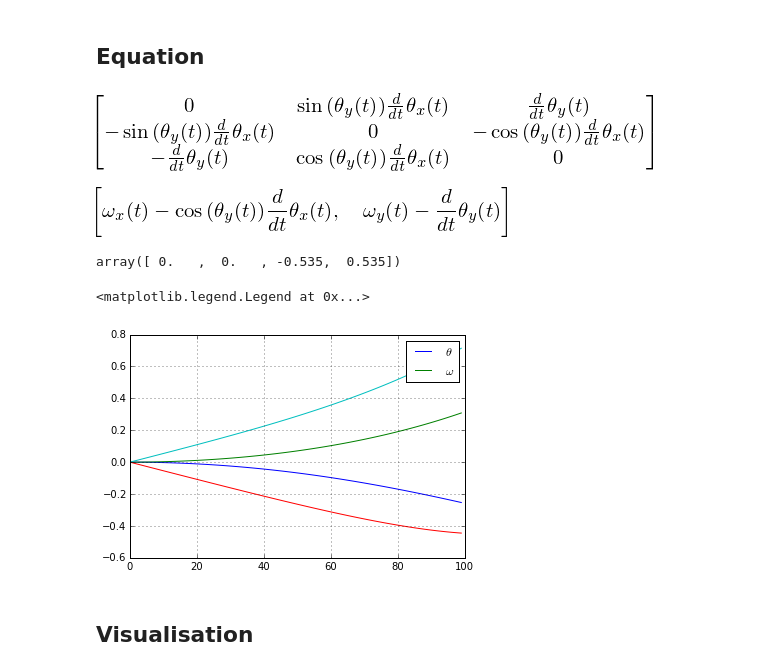
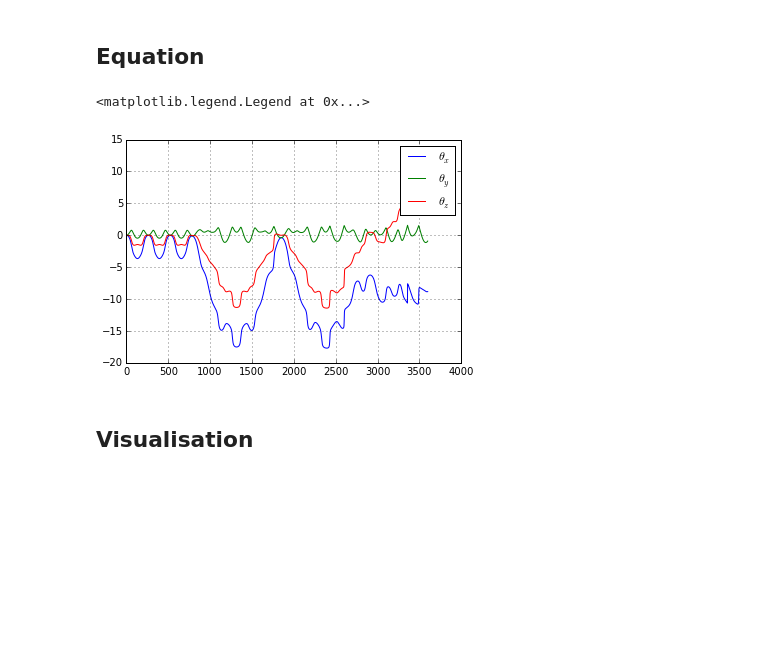
Before and after one commit to looooo/jupyter_freecad_kernel, a Jupyter notebook: examples/Rotation Box 2.ipynb, the cells around one changed output. Cells and saved outputs as stored; diff of their text form; code cells hidden in the pictures; blank space fills up the shorter version.

```diff
--- a/examples/Rotation Box 2.ipynb
+++ b/examples/Rotation Box 2.ipynb
@@ -91,41 +89,28 @@ g = 9.81
 mass_force = -g * mass * I.z
 # %% [markdown]
 ## Equation
-# %%
-mat = I.dcm(B)
-tilde_mat = sympy.simplify(mat.diff("t") * mat.T)
-tilde_mat
-# %% [output]
-[figure, removed]
 # %%
-kin_diff = [omega_x - tilde_mat[2, 1],
-            omega_z
-            omega_y - tilde_mat[0, 2]]
+kin_diff = [omega_x - theta_x.diff("t"),
+            omega_y - theta_y.diff("t"),
+            omega_z - theta_z.diff("t")]
 km = mechanics.KanesMethod(I, theta, omega, kin_diff)
 fr, frstar = km.kanes_equations([(box_cog, mass_force)], [box_body])
 force = km.forcing_full
 mass_matrix = km.mass_matrix_full
-# %%
-kin_diff
-# %% [output]
-[figure, removed]
 # %%
 rhs = generate_ode_function(force, theta, omega, [], mass_matrix)
-x0 = np.zeros(4)
-t = np.linspace(0, 1, 100)
+x0 = np.array([0,0,0,0,0,0])
+t_end = 150
+fps = 24
+t = np.linspace(0, t_end, t_end * fps)
-# %%
-rhs(x0, 0, {})
-# %% [output]
-array([ 0.   ,  0.   , -0.535,  0.535])
 # %%
 y = odeint(rhs, x0, t, args=({},))
+plt.grid()
+plt.plot(y[:,:3])
+plt.legend(["$\\theta_x$", "$\\theta_y$", "$\\theta_z$"])
+# %% [output]
+<matplotlib.legend.Legend at 0x...>
+[figure, added]
-# %%
-plt.grid()
-plt.plot(y)
-plt.legend(["$\\theta$", "$\omega$"])
-# %% [output]
-<matplotlib.legend.Legend at 0x...>
-[figure, removed]
 # %% [markdown]
 
 ## Visualisation
```
Also changed, not shown: parts of 9 cells of this notebook, 1 other file.
